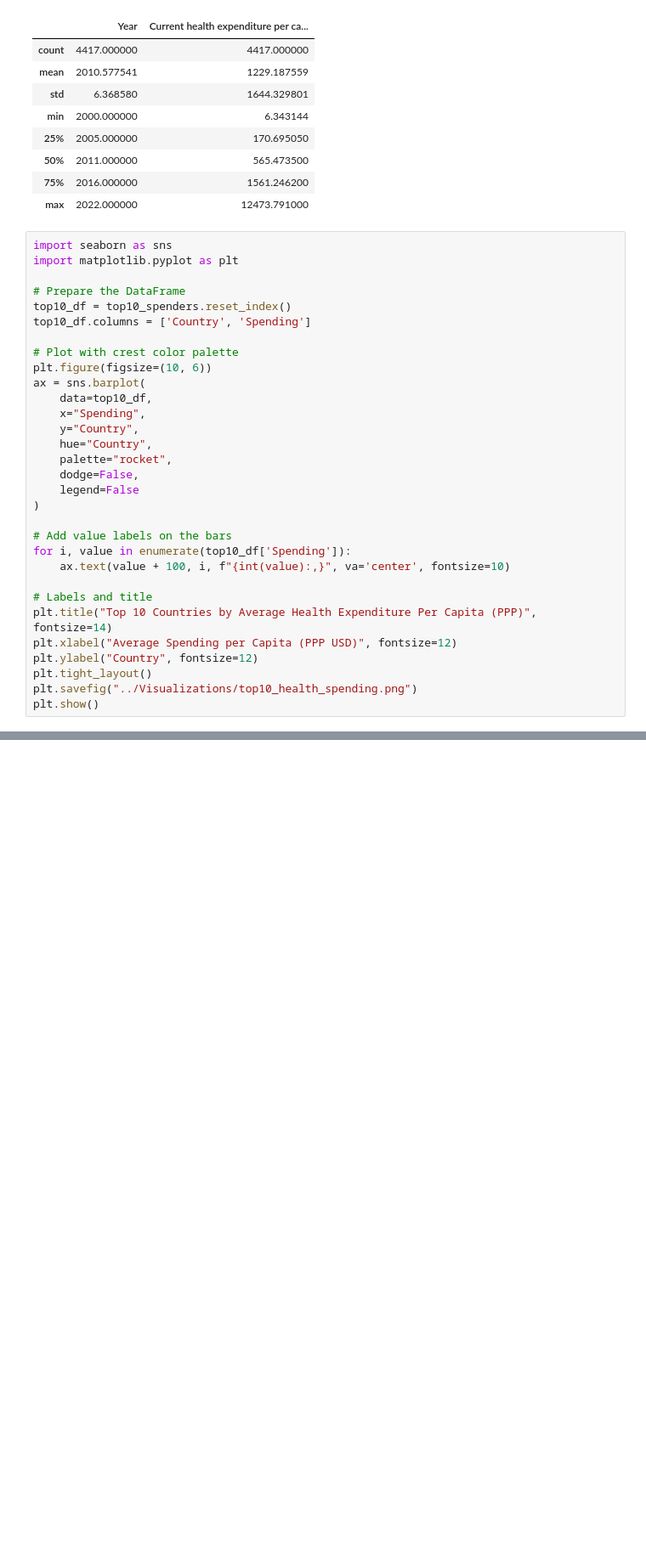
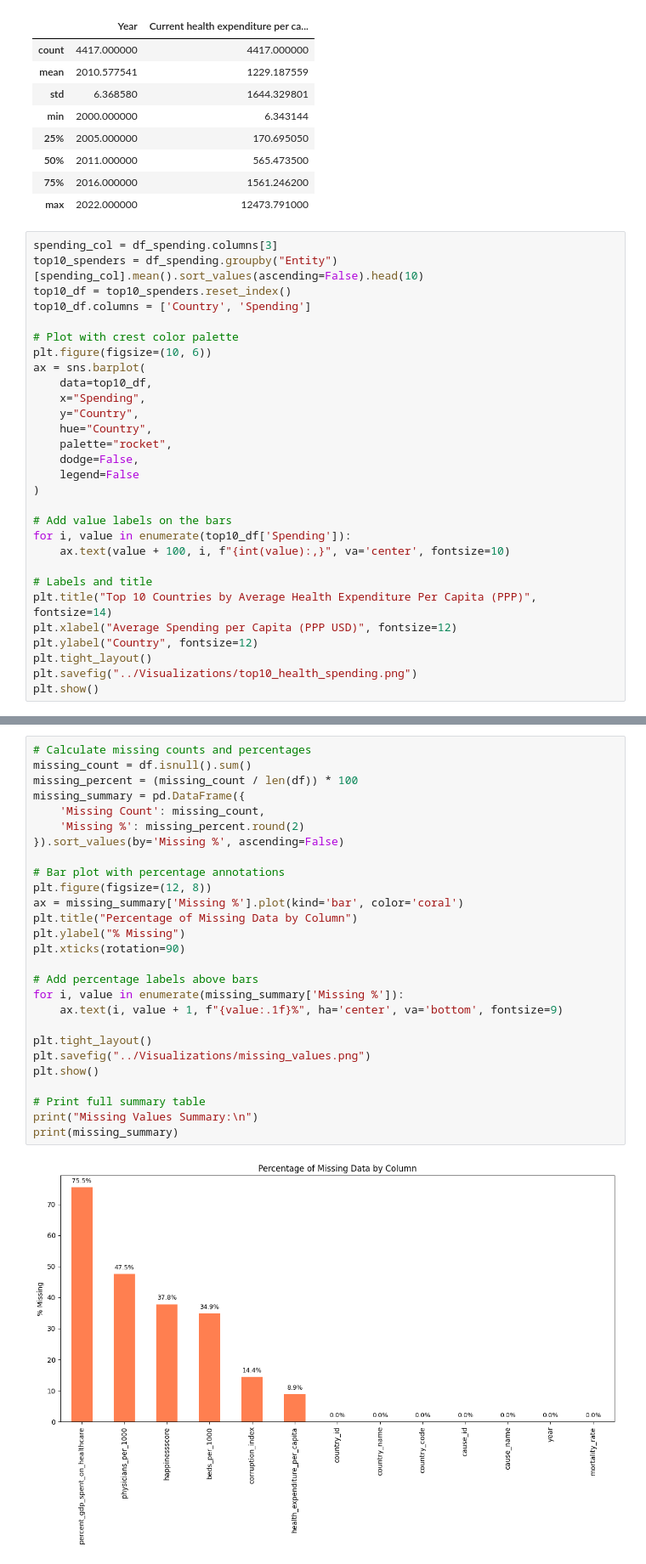
Before and after one commit to kmohammedsu/global-mortality-analysis, a Jupyter notebook: Notebooks/01_eda.ipynb, the cells around one changed output, grey strips where cells are left out. Shown: that part at 85% size. Drawn from its saved outputs; the diff is of its cells as text; blank space fills up the shorter version.

```diff
--- a/Notebooks/01_eda.ipynb
+++ b/Notebooks/01_eda.ipynb
@@ -589,10 +589,8 @@ df_spending.describe()
 | 75% | 2016.000000 | 1561.246200 |
 | max | 2022.000000 | 12473.791000 |
 # %%
-import seaborn as sns
-import matplotlib.pyplot as plt
-
-# Prepare the DataFrame
+spending_col = df_spending.columns[3]
+top10_spenders = df_spending.groupby("Entity")[spending_col].mean().sort_values(ascending=False).head(10)
 top10_df = top10_spenders.reset_index()
 top10_df.columns = ['Country', 'Spending']
 
@@ -623,0 +685,29 @@ plt.show()
+# %%
+# Calculate missing counts and percentages
+missing_count = df.isnull().sum()
+missing_percent = (missing_count / len(df)) * 100
+missing_summary = pd.DataFrame({
+    'Missing Count': missing_count,
+    'Missing %': missing_percent.round(2)
+}).sort_values(by='Missing %', ascending=False)
+
+# Bar plot with percentage annotations
+plt.figure(figsize=(12, 8))
+ax = missing_summary['Missing %'].plot(kind='bar', color='coral')
+plt.title("Percentage of Missing Data by Column")
+plt.ylabel("% Missing")
+plt.xticks(rotation=90)
+
+# Add percentage labels above bars
+for i, value in enumerate(missing_summary['Missing %']):
+    ax.text(i, value + 1, f"{value:.1f}%", ha='center', va='bottom', fontsize=9)
+
+plt.tight_layout()
+plt.savefig("../Visualizations/missing_values.png")
+plt.show()
+
+# Print full summary table
+print("Missing Values Summary:\n")
+print(missing_summary)
+# %% [output]
+[figure, added]
```
Also changed, not shown: parts of 6 cells of this notebook, 4 other files.
